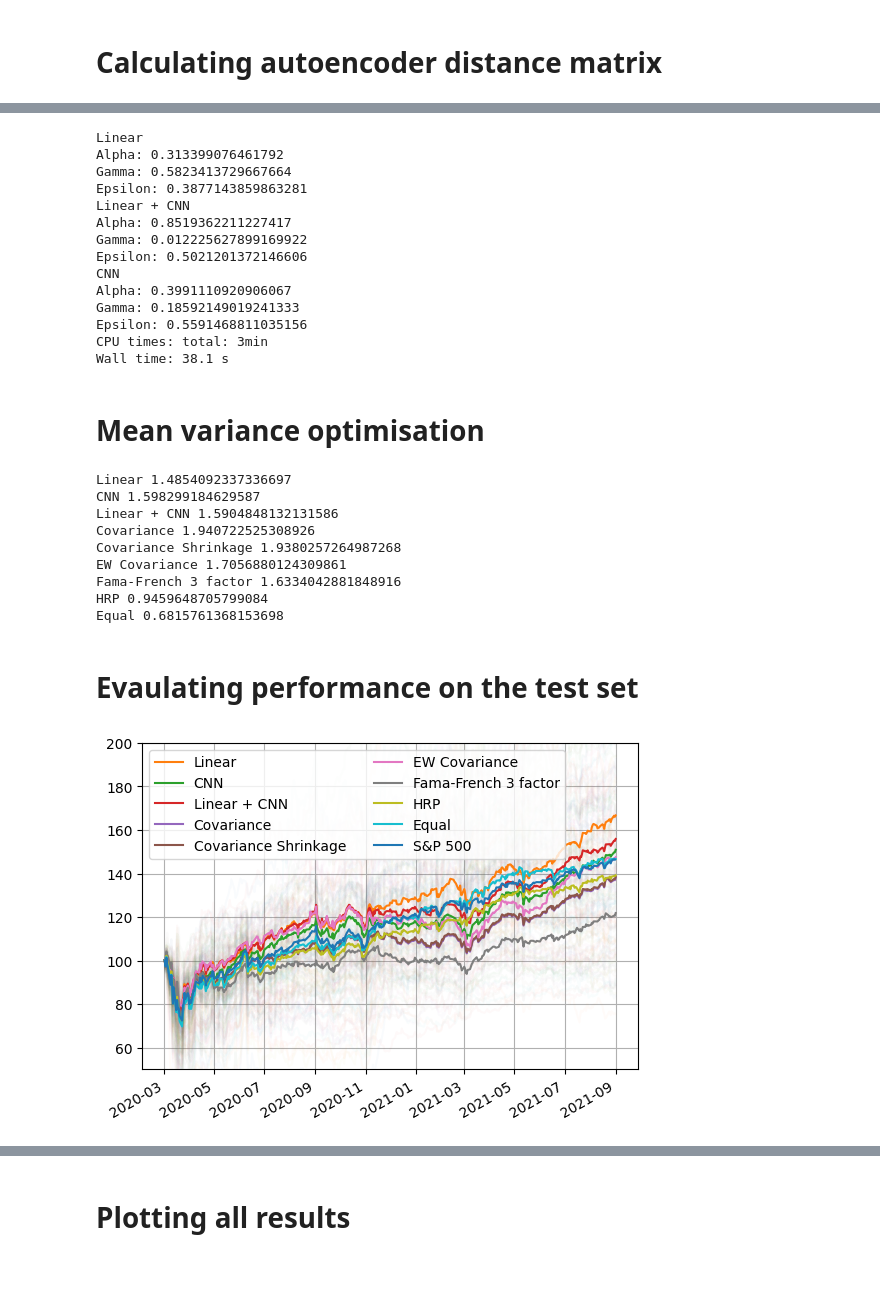
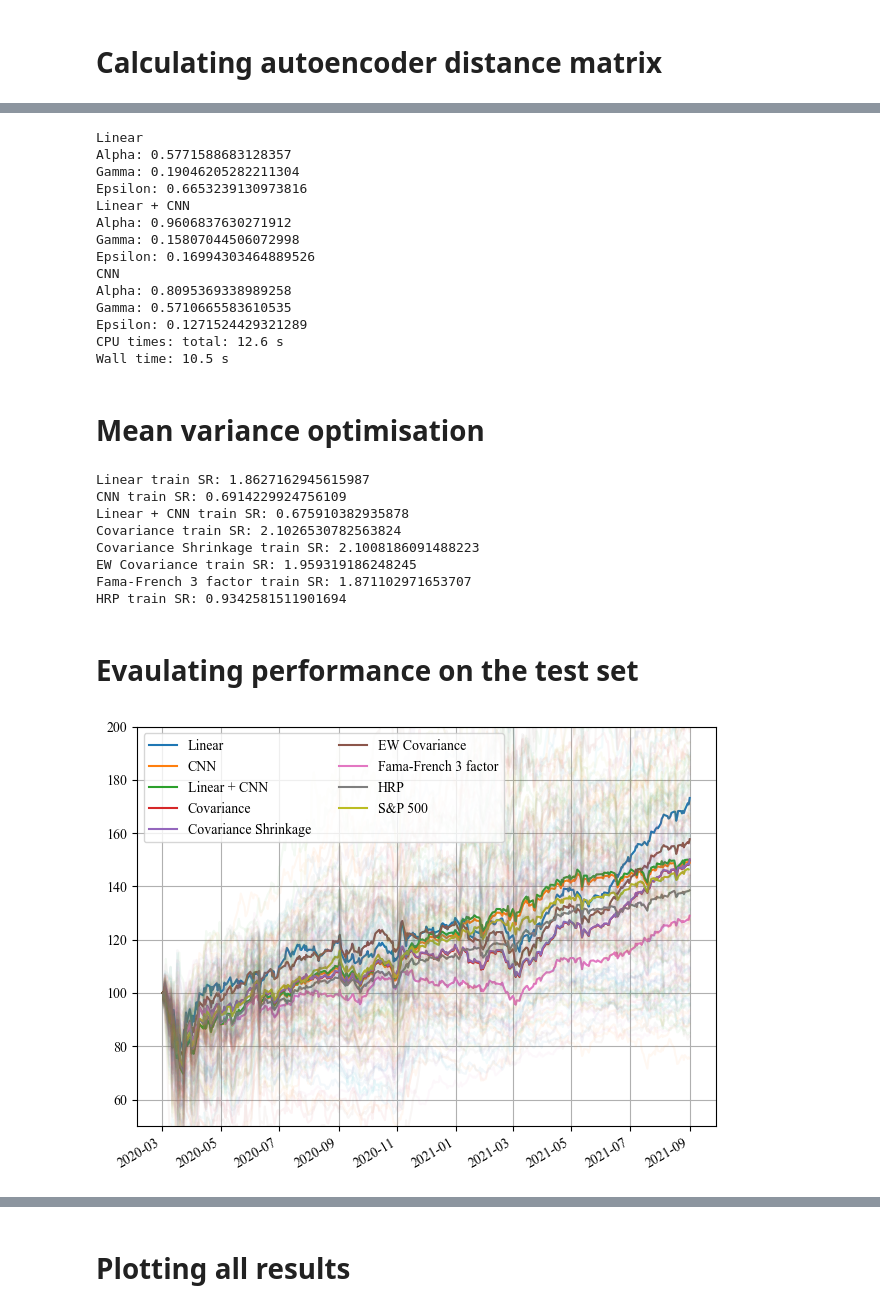
Before and after one commit to rorycreedon/portfolio_metric_learning, a Jupyter notebook: demo.ipynb, the cells around one changed output, grey strips where cells are left out. Drawn from its saved outputs; the diff is of its cells as text; code cells hidden in the pictures; blank space fills up the shorter version.

```diff
--- a/demo.ipynb
+++ b/demo.ipynb
@@ -28,6 +28,11 @@ from pypfopt.hierarchical_portfolio import HRPOpt
 # Set seed for reproducibility
 torch.manual_seed(0)
 np.random.seed(0);
+# %%
+# Plotting adjustments
+plt.rcParams["font.family"] = "Times New Roman"
+plt.rcParams['savefig.dpi'] = 300
+plt.rcParams.update({'figure.autolayout': True})
 # %%
 # 2 years training (split into 2 year train and 1 year valid), 18 months test
 start_date = '2017-03-01'
@@ -38,3 +43,9 @@ end_date   = '2021-09-01'
 # Open json file with parameters
 with open(f'params/sp500_{start_date}.json') as f:
     params = json.load(f)
+# %%
+for model in ['Linear', 'CNN', 'Linear + CNN']:
+    print(model)
+    print(params[model]['sharpe']['data'])
+    params[model]['sharpe']['data']['returns'] = False
+    params[model]['sharpe']['data']['momentum'] = False
@@ -52,5 +70,5 @@ prices_test = price_dfs[3]
 num_epochs=20
 # %%
 # S&P 500
-sp500 = yf.download("^GSPC", start=train_date, end=end_date, period="1d")['Adj Close']
+sp500 = yf.download("^GSPC", start=train_date, end=end_date, period="1d", progress=False)['Adj Close']
 sp500 = sp500.div(sp500.iloc[0]).mul(100)
@@ -91,16 +107,16 @@ for model in ['Linear', 'Linear + CNN', 'CNN']:
     dist_matrices[model] = learner.create_distance_matrix()
 # %% [output]
 Linear
-Alpha: 0.313399076461792
-Gamma: 0.5823413729667664
-Epsilon: 0.3877143859863281
+Alpha: 0.5771588683128357
+Gamma: 0.19046205282211304
+Epsilon: 0.6653239130973816
 Linear + CNN
-Alpha: 0.8519362211227417
-Gamma: 0.012225627899169922
-Epsilon: 0.5021201372146606
+Alpha: 0.9606837630271912
+Gamma: 0.15807044506072998
+Epsilon: 0.16994303464889526
 CNN
-Alpha: 0.3991110920906067
-Gamma: 0.18592149019241333
-Epsilon: 0.5591468811035156
-CPU times: total: 3min
-Wall time: 38.1 s
+Alpha: 0.8095369338989258
+Gamma: 0.5710665583610535
+Epsilon: 0.1271524429321289
+CPU times: total: 12.6 s
+Wall time: 10.5 s
@@ -156,34 +169,28 @@ hrp.optimize()
 weights['HRP'] = pd.DataFrame.from_dict(hrp.clean_weights(), orient='index', columns=['weights'])
 train_sr = utils.calculate_sharpe_ratio(prices = prices_test, weights = weights['HRP'])
 print("HRP train SR:", train_sr)
-
-# Equal weights
-weights['Equal'] = weights['Linear'].copy()
-weights['Equal']['weights'] = 1/weights['Linear']['weights'].shape[0]
-print("Equal train SR:", utils.calculate_sharpe_ratio(weights=weights['Equal'], prices=prices_train))
 # %% [output]
-Linear 1.4854092337336697
-CNN 1.598299184629587
-Linear + CNN 1.5904848132131586
-Covariance 1.940722525308926
-Covariance Shrinkage 1.9380257264987268
-EW Covariance 1.7056880124309861
-Fama-French 3 factor 1.6334042881848916
-HRP 0.9459648705799084
-Equal 0.6815761368153698
+Linear train SR: 1.8627162945615987
+CNN train SR: 0.6914229924756109
+Linear + CNN train SR: 0.675910382935878
+Covariance train SR: 2.1026530782563824
+Covariance Shrinkage train SR: 2.1008186091488223
+EW Covariance train SR: 1.959319186248245
+Fama-French 3 factor train SR: 1.871102971653707
+HRP train SR: 0.9342581511901694
 # %% [markdown]
 # Evaulating performance on the test set
 # %%
 # Plots
-plt.plot(prices_test, alpha=0.025)
-for model in ["Linear", "CNN", "Linear + CNN", "Covariance", "Covariance Shrinkage", "EW Covariance", "Fama-French 3 factor", "HRP", "Equal"]:
+for model in ["Linear", "CNN", "Linear + CNN", "Covariance", "Covariance Shrinkage", "EW Covariance", "Fama-French 3 factor", "HRP"]:
     plt.plot(prices_test @ weights[model], label=model)
 plt.plot(sp500, label="S&P 500")
+plt.plot(prices_test, alpha=0.05)
 plt.ylim(50, 200)
 plt.grid()
 plt.gcf().autofmt_xdate()
 plt.legend(ncol=2);
 # %% [output]
-[figure, old version]
+[figure, new version]
 # %%
 # Sharpe ratio for each model
```
Also changed, not shown: parts of 11 cells of this notebook, 37 other files.
